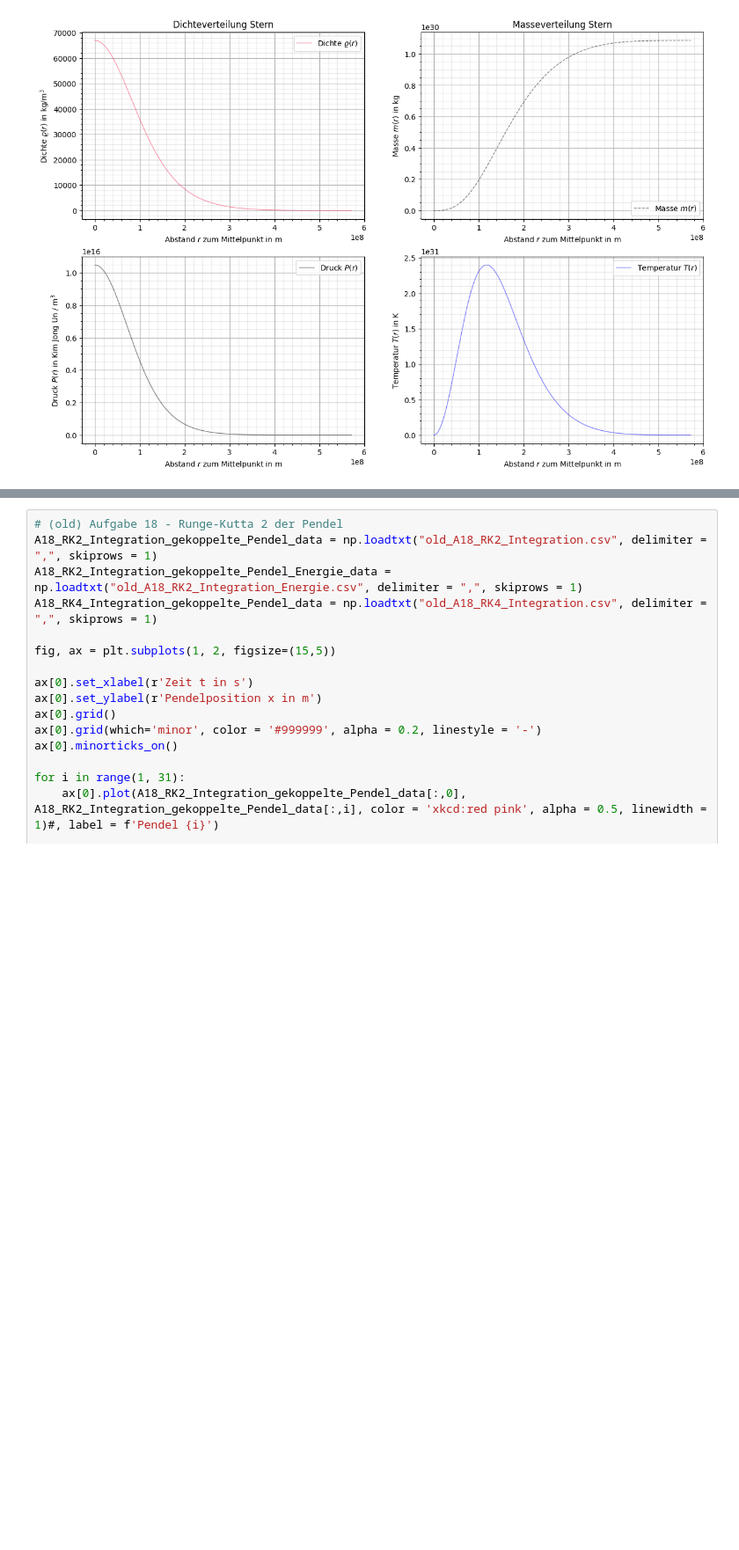
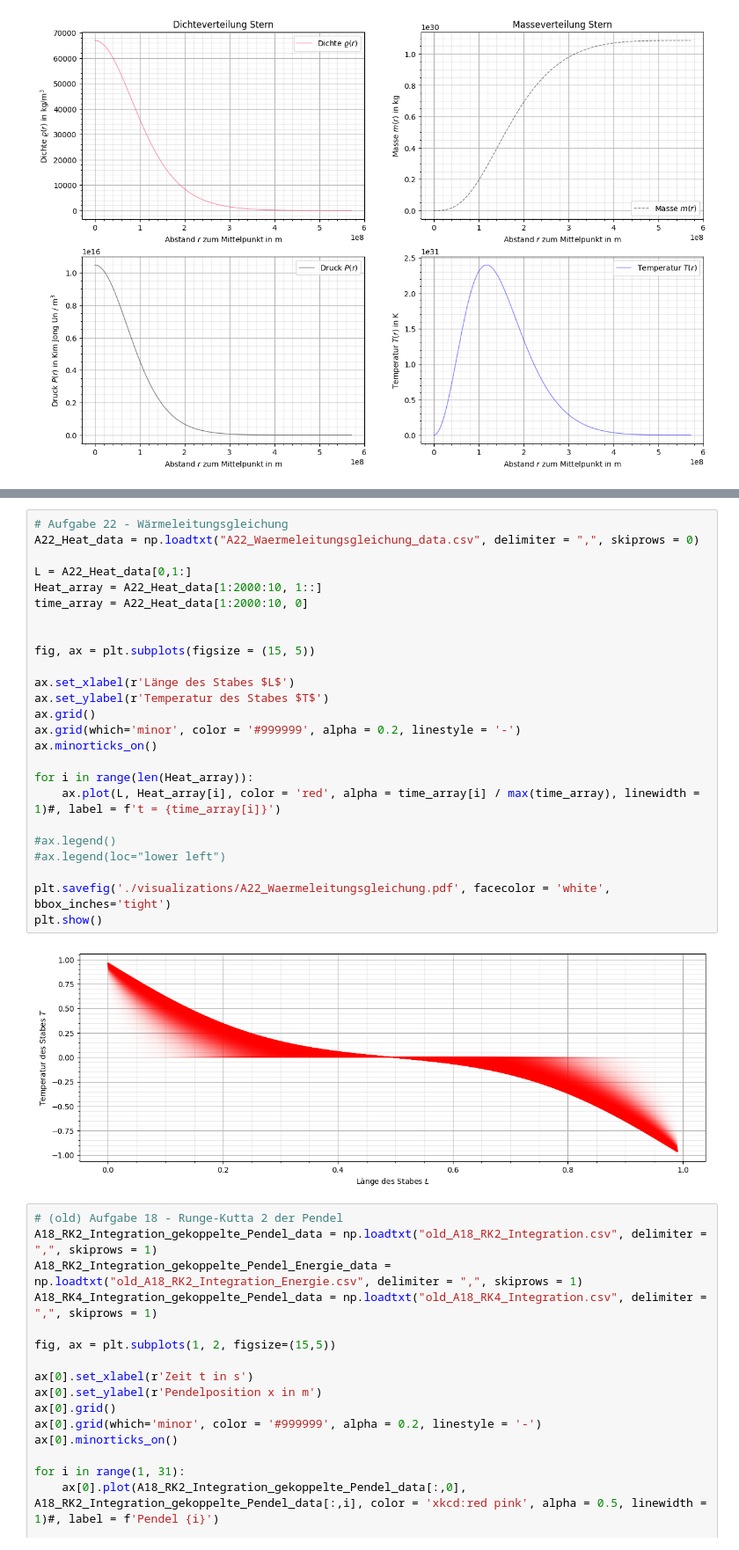
Before and after one commit to CVC97/CWR-2023-FFA, a Jupyter notebook: data/data_visualization.ipynb, the cells around one changed output, grey strips where cells are left out. Shown at 88% size. Saved outputs shown, nothing was run; the diff lists cells and outputs as text; blank space fills up the shorter version.

Commit message:
Waermeleitungsgleichung done.

```diff
--- a/data/data_visualization.ipynb
+++ b/data/data_visualization.ipynb
@@ -602,6 +604,33 @@ fig.colorbar(a4, ax = ax[3], location = 'right', shrink = 0.2)
 plt.show()
 # %% [output]
 [figure]
+# %%
+# Aufgabe 22 - Wärmeleitungsgleichung
+A22_Heat_data = np.loadtxt("A22_Waermeleitungsgleichung_data.csv", delimiter = ",", skiprows = 0)
+
+L = A22_Heat_data[0,1:]
+Heat_array = A22_Heat_data[1:2000:10, 1::]
+time_array = A22_Heat_data[1:2000:10, 0]
+
+
+fig, ax = plt.subplots(figsize = (15, 5))
+
+ax.set_xlabel(r'Länge des Stabes $L$')
+ax.set_ylabel(r'Temperatur des Stabes $T$')
+ax.grid()
+ax.grid(which='minor', color = '#999999', alpha = 0.2, linestyle = '-')
+ax.minorticks_on()
+
+for i in range(len(Heat_array)):
+    ax.plot(L, Heat_array[i], color = 'red', alpha = time_array[i] / max(time_array), linewidth = 1)#, label = f't = {time_array[i]}')
+
+#ax.legend()
+#ax.legend(loc="lower left")
+
+plt.savefig('./visualizations/A22_Waermeleitungsgleichung.pdf', facecolor = 'white', bbox_inches='tight')
+plt.show()
+# %% [output]
+[figure, added]
 # %%
 # (old) Aufgabe 18 - Runge-Kutta 2 der Pendel
 A18_RK2_Integration_gekoppelte_Pendel_data = np.loadtxt("old_A18_RK2_Integration.csv", delimiter = ",", skiprows = 1)
```
Also changed, not shown: parts of 1 cell of this notebook, 1 other file.
